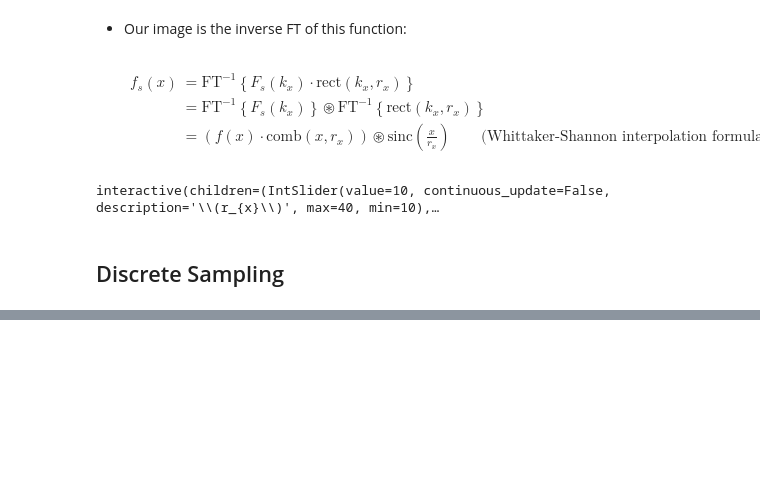
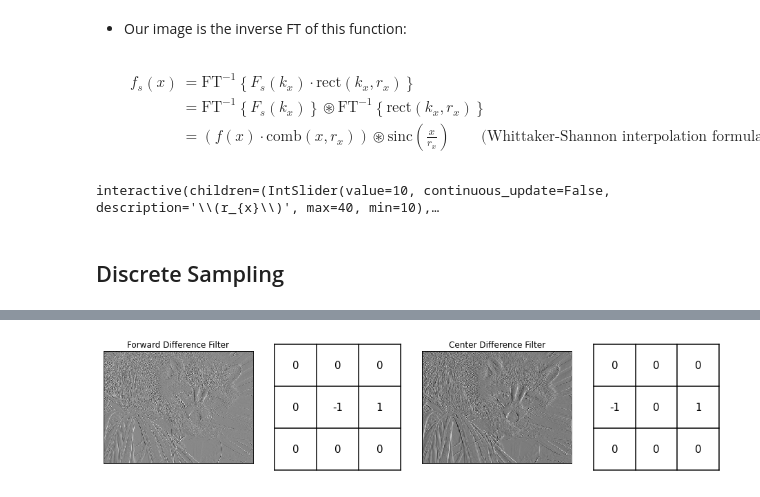
Before and after one commit to mdblackledge/theoryofimaging, a Jupyter notebook: notes.ipynb, the cells around one changed output, grey strips where cells are left out. Cells and saved outputs as stored; diff of their text form; code cells hidden in the pictures; blank space fills up the shorter version.

```diff
--- a/notes.ipynb
+++ b/notes.ipynb
@@ -1724,0 +2166,35 @@ interactive(children=(IntSlider(value=10, continuous_update=False, description='
+# %%
+#@title
+def show_forward_ceter_examples():
+
+    fd_filter = np.array([[0, 0, 0], [0, -1, 1], [0, 0, 0]])
+    cd_filter = np.array([[0, 0, 0], [-1, 0, 1], [0, 0, 0]])
+
+    face_ds = face_R[0::3, 0::3]
+    face_fd = convolve2d(face_ds, fd_filter, mode = 'same')
+    face_cd = convolve2d(face_ds, cd_filter, mode = 'same')
+
+    fig = pl.figure(figsize = (13, 3))
+
+    ax1 = fig.add_subplot(141)
+    ax1.imshow(face_fd, cmap = 'gray', interpolation = 'None')
+    ax1.set_xticks([]), ax1.set_yticks([])
+    ax1.set_title("Forward Difference Filter")
+
+    ax2 = fig.add_subplot(142)
+    plot_filter(fd_filter, ax2)
+
+    ax3 = fig.add_subplot(143)
+    ax3.imshow(face_cd, cmap = 'gray', interpolation = 'None')
+    ax3.set_xticks([]), ax3.set_yticks([])
+    ax3.set_title("Center Difference Filter")
+
+    ax4 = fig.add_subplot(144)
+    plot_filter(cd_filter, ax4)
+
+    pl.tight_layout()
+    pl.show()
+
+show_forward_ceter_examples()
+# %% [output]
+[figure, added]
```
Also changed, not shown: parts of 75 cells of this notebook, 1 other file.
